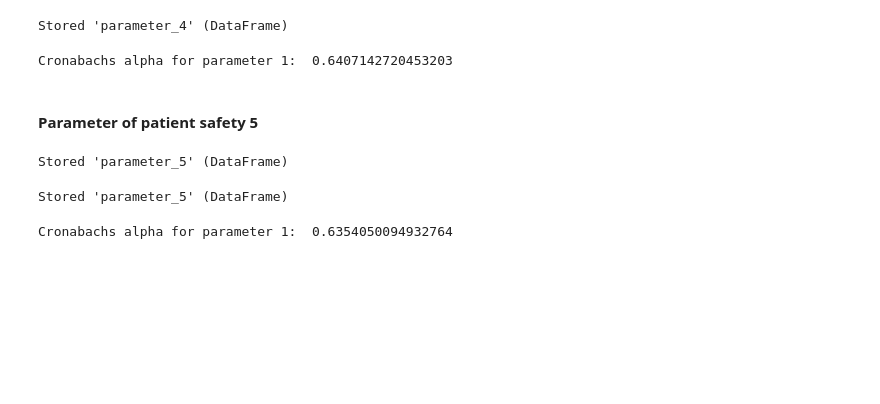
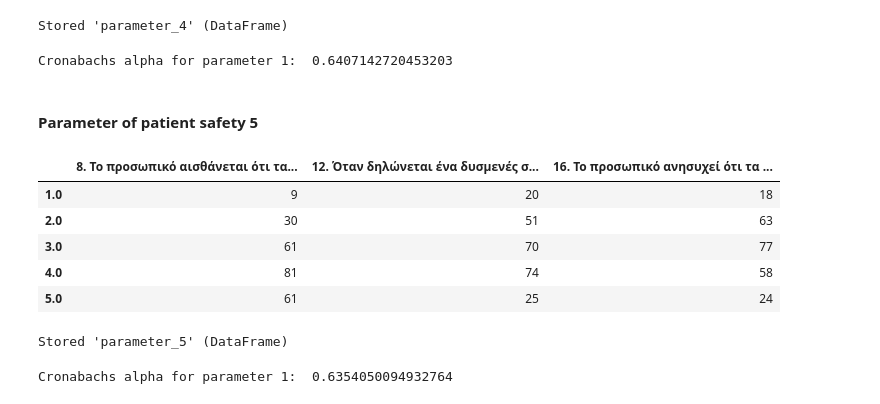
Before and after one commit to stathis99/Statistical-Analysis-for-Patient-Safety, a Jupyter notebook: Staff Analysis/Analysis/1. Collection_IntrernalConsistency_DemographicsAnalysis.ipynb, the cells around one changed output. Drawn from its saved outputs; the diff is of its cells as text; code cells hidden in the pictures; blank space fills up the shorter version.

```diff
--- a/Staff Analysis/Analysis/1. Collection_IntrernalConsistency_DemographicsAnalysis.ipynb
+++ b/Staff Analysis/Analysis/1. Collection_IntrernalConsistency_DemographicsAnalysis.ipynb
@@ -181,12 +181,20 @@ Cronabachs alpha for parameter 1:  0.6407142720453203
 # %%
 a8 = '8. Το προσωπικό αισθάνεται ότι τα λάθη του μπορεί να χρησιμοποιηθούν εναντίον του. '
 a12 = '12. Όταν δηλώνεται ένα δυσμενές συμβάν, υπάρχει η αίσθηση ότι καταγράφεται το άτομο και όχι το καθαυτό συμβάν.'
 a16 = '16. Το προσωπικό ανησυχεί ότι τα λάθη του καταγράφονται στο προσωπικό του φάκελο.'
 
 parameter_5 = hospitals_questions[:][[a8,a12,a16]]
-%store parameter_5
+
+relative_frequencies = parameter_5.apply(lambda x: x.value_counts())
+
+relative_frequencies
 # %% [output]
-Stored 'parameter_5' (DataFrame)
+|  | 8. Το προσωπικό αισθάνεται ότι τα... | 12. Όταν δηλώνεται ένα δυσμενές σ... | 16. Το προσωπικό ανησυχεί ότι τα ... |
+| 1.0 | 9 | 20 | 18 |
+| 2.0 | 30 | 51 | 63 |
+| 3.0 | 61 | 70 | 77 |
+| 4.0 | 81 | 74 | 58 |
+| 5.0 | 61 | 25 | 24 |
 # %%
 #reverse question a8 a12 a16
 pd.options.mode.chained_assignment = None  # default='warn'
```
Also changed, not shown: parts of 6 cells of this notebook, 7 other files.
